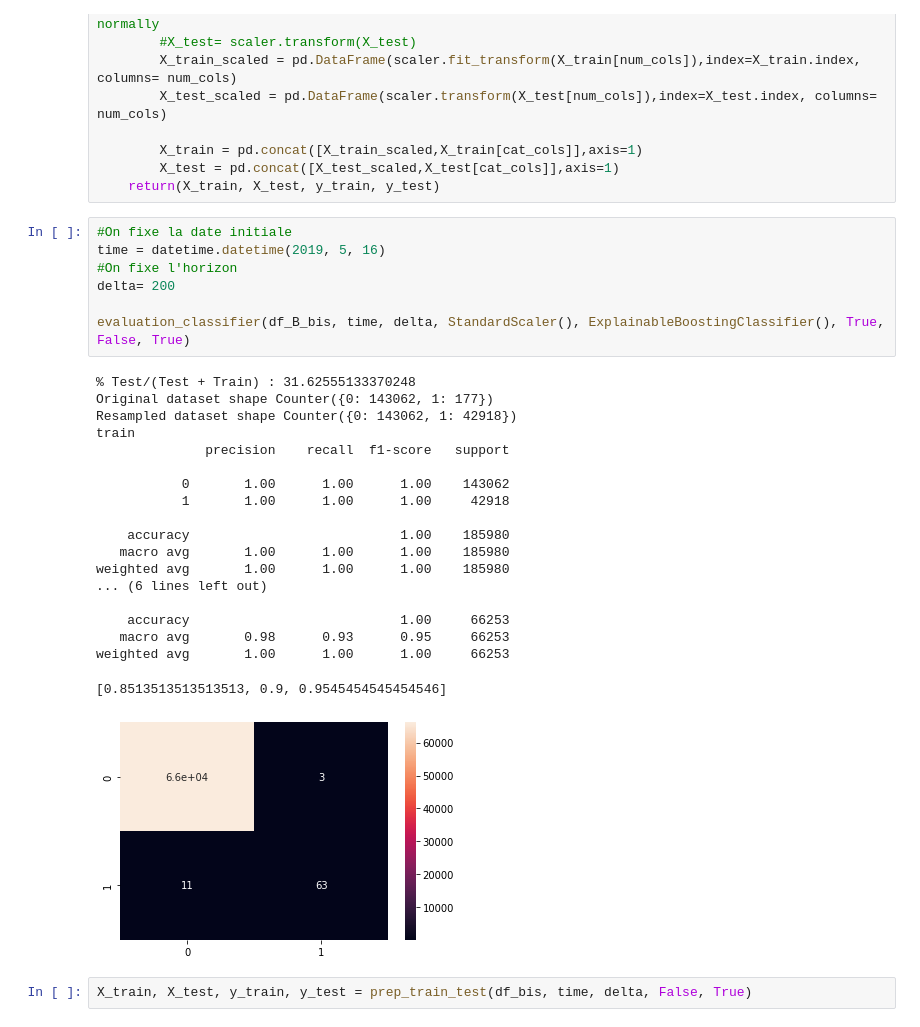
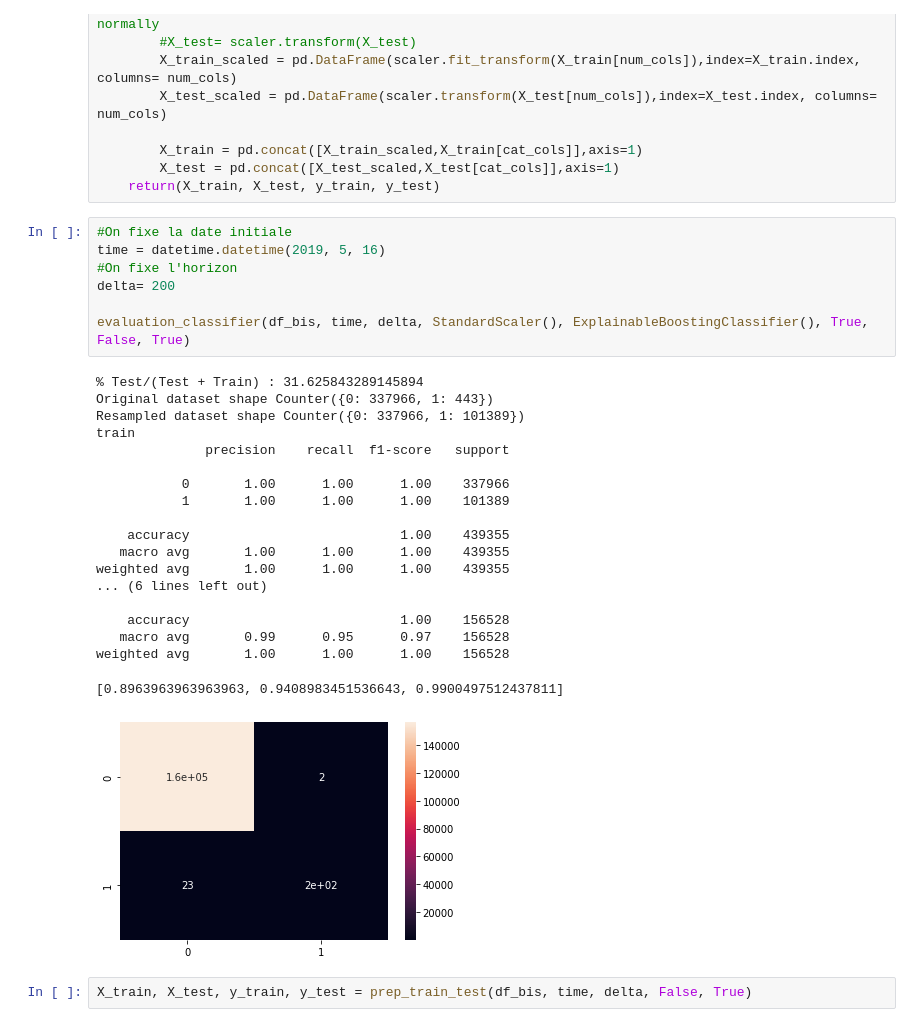
Before and after one commit to CorentinPernot/Statapp, a Jupyter notebook: Notebook/modé.ipynb, the cells around one changed output. Saved outputs shown, nothing was run; the diff lists cells and outputs as text.

```diff
--- a/Notebook/modé.ipynb
+++ b/Notebook/modé.ipynb
@@ -1796,30 +1797,30 @@ def prep_train_test(df_to_split, time, delta, scaler_, SMote):
 # %%
 #On fixe la date initiale
 time = datetime.datetime(2019, 5, 16)
 #On fixe l'horizon
 delta= 200
 
-evaluation_classifier(df_B_bis, time, delta, StandardScaler(), ExplainableBoostingClassifier(), True, False, True)
+evaluation_classifier(df_bis, time, delta, StandardScaler(), ExplainableBoostingClassifier(), True, False, True)
 # %% [output]
-% Test/(Test + Train) : 31.62555133370248
-Original dataset shape Counter({0: 143062, 1: 177})
-Resampled dataset shape Counter({0: 143062, 1: 42918})
+% Test/(Test + Train) : 31.625843289145894
+Original dataset shape Counter({0: 337966, 1: 443})
+Resampled dataset shape Counter({0: 337966, 1: 101389})
 train
               precision    recall  f1-score   support
 
-           0       1.00      1.00      1.00    143062
-           1       1.00      1.00      1.00     42918
+           0       1.00      1.00      1.00    337966
+           1       1.00      1.00      1.00    101389
 
-    accuracy                           1.00    185980
-   macro avg       1.00      1.00      1.00    185980
-weighted avg       1.00      1.00      1.00    185980
+    accuracy                           1.00    439355
+   macro avg       1.00      1.00      1.00    439355
+weighted avg       1.00      1.00      1.00    439355
 ... (6 lines left out)
 
-    accuracy                           1.00     66253
-   macro avg       0.98      0.93      0.95     66253
-weighted avg       1.00      1.00      1.00     66253
+    accuracy                           1.00    156528
+   macro avg       0.99      0.95      0.97    156528
+weighted avg       1.00      1.00      1.00    156528
-[0.8513513513513513, 0.9, 0.9545454545454546]
+[0.8963963963963963, 0.9408983451536643, 0.9900497512437811]
-[figure, old version]
+[figure, new version]
 # %%
 X_train, X_test, y_train, y_test = prep_train_test(df_bis, time, delta, False, True)
 # %% [output]
```
Also changed, not shown: parts of 3 cells of this notebook.
